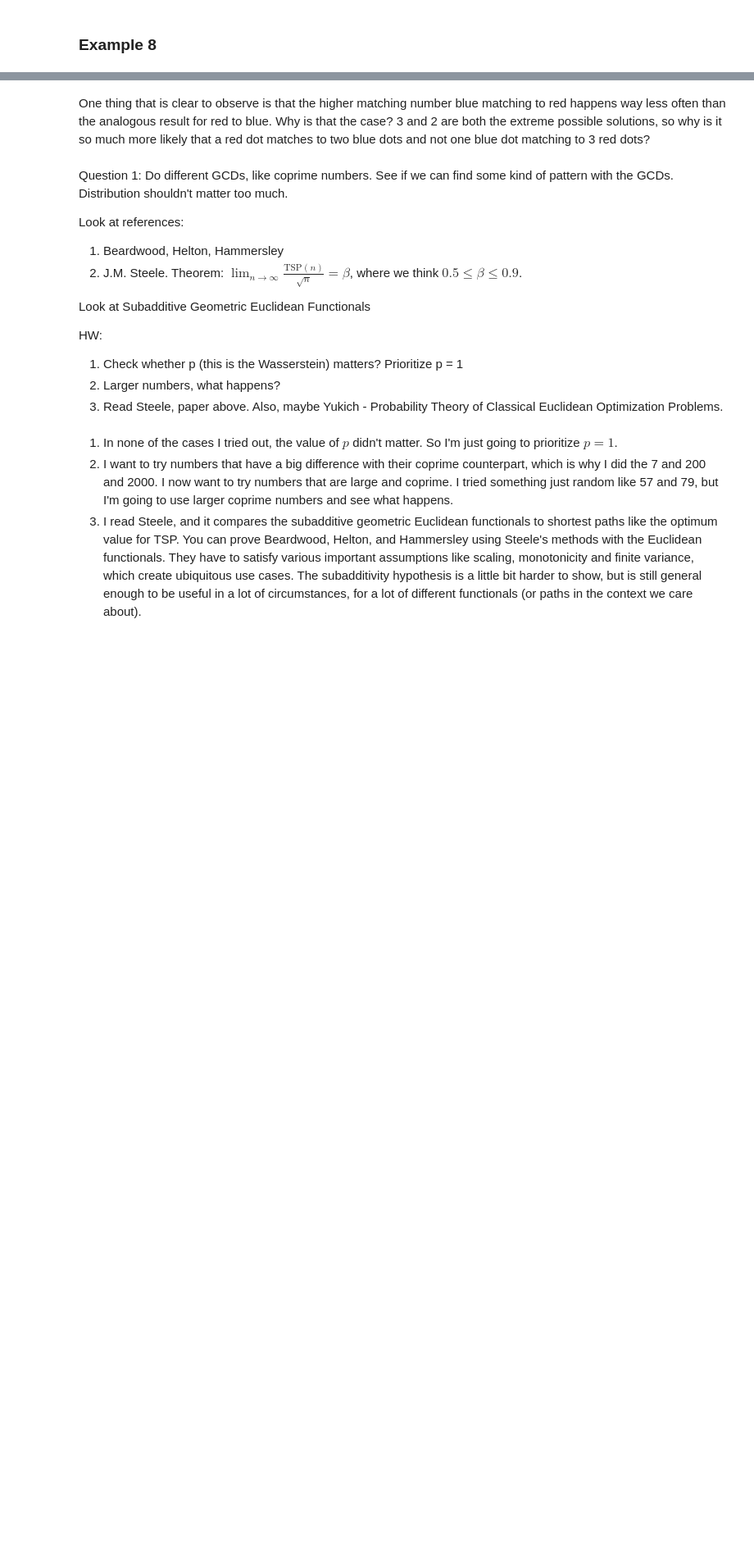
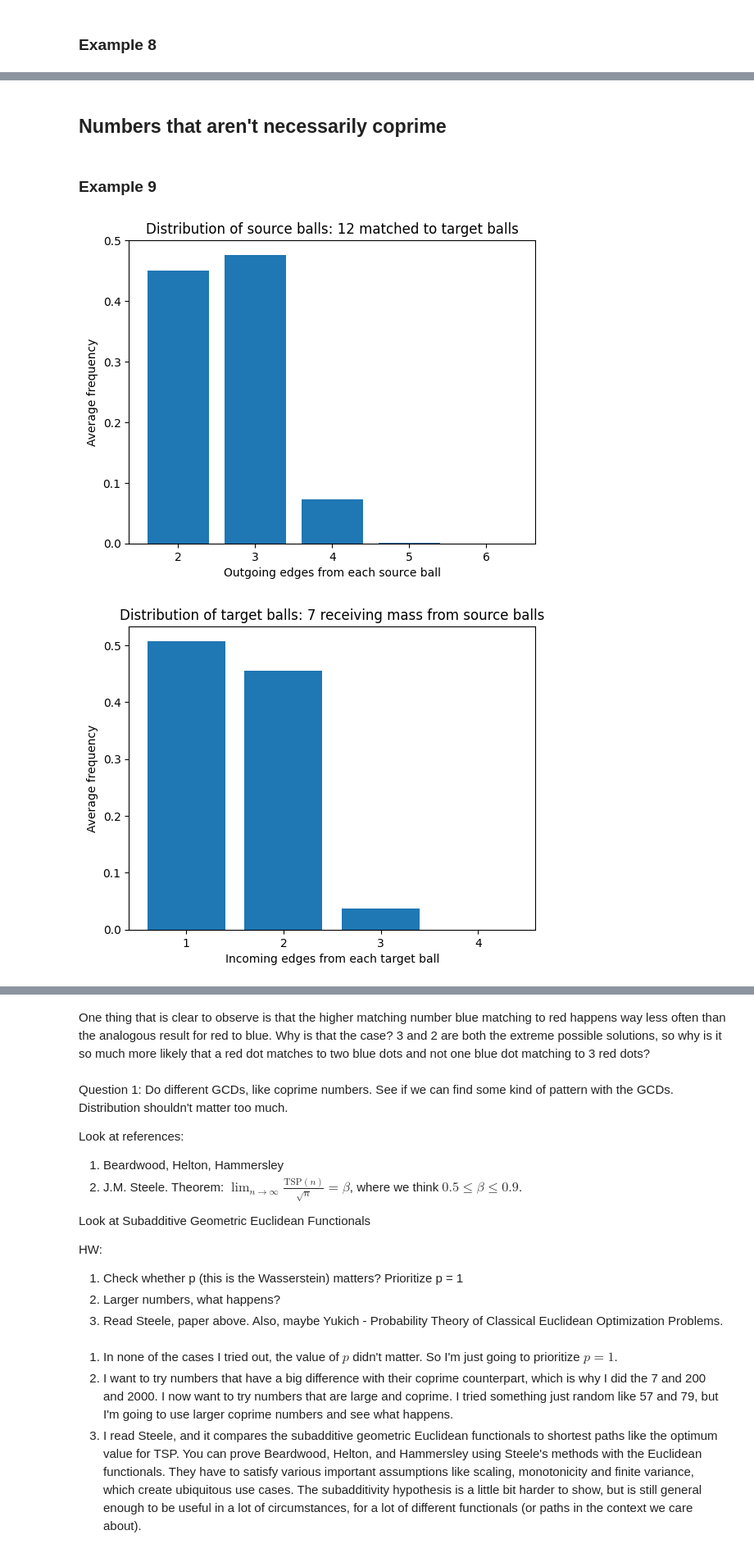
Before and after one commit to abjohnson117/OT_research, a Jupyter notebook: OT_match_stats.ipynb, the cells around one changed output, grey strips where cells are left out. Shown: that part at 82% size. Cells and saved outputs as stored; diff of their text form; code cells hidden in the pictures; blank space fills up the shorter version.

Commit message:
Just added a few more examples

```diff
--- a/OT_match_stats.ipynb
+++ b/OT_match_stats.ipynb
@@ -135,0 +142,15 @@ plot_func(avg_m_statistics,avg_n_statistics,possible_m,possible_n)
+# %% [markdown]
+## Numbers that aren't necessarily coprime
+# %% [markdown]
+### Example 9
+# %%
+n = 56
+m = 96
+it = 200
+m_array, n_array, possible_m, possible_n = sim_OT(m,n,it)
+avg_m_statistics = np.mean(m_array, axis=0)
+avg_n_statistics = np.mean(n_array, axis=0)
+plot_func(avg_m_statistics,avg_n_statistics,possible_m,possible_n)
+# %% [output]
+[figure, added]
+[figure, added]
```
Also changed, not shown: parts of 18 cells of this notebook, 1 other file.
